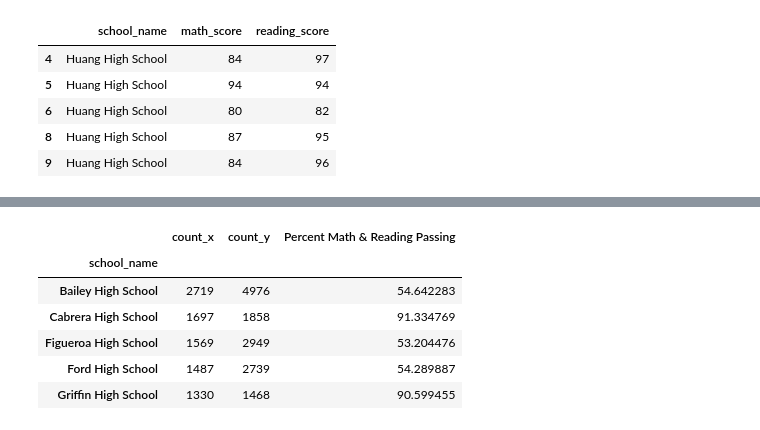
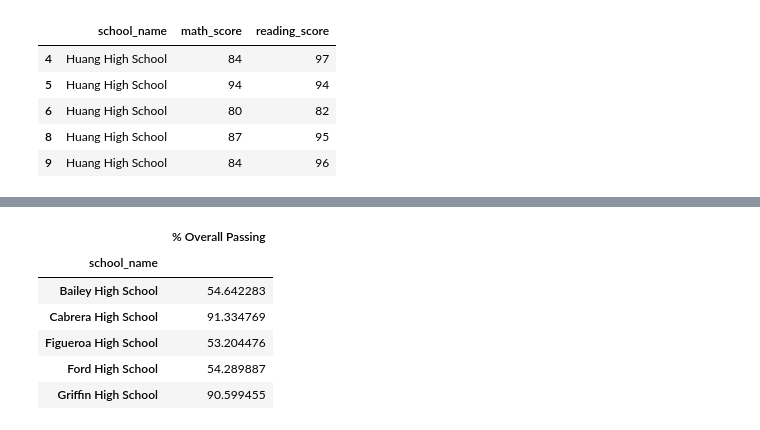
Before and after one commit to Y1U9M9A4I/pandas-challenge, a Jupyter notebook: Challenge4/Starter_Code/PyCitySchools/Resources/Challenge4.ipynb, the cells around one changed output, grey strips where cells are left out. Saved outputs shown, nothing was run; the diff lists cells and outputs as text; code cells hidden in the pictures.

```diff
--- a/Challenge4/Starter_Code/PyCitySchools/Resources/Challenge4.ipynb
+++ b/Challenge4/Starter_Code/PyCitySchools/Resources/Challenge4.ipynb
@@ -365,13 +367,14 @@ Wright High School       1626
 Name: count, dtype: int64
 # %%
 mrunique_comb = pd.merge(mrunique, total_student_count, how="left", on=["school_name"])
-mrunique_comb['Percent Math & Reading Passing'] = mrunique_comb['count_x'] / mrunique_comb['count_y'] *100
-mrunique_comb.head()
+mrunique_comb['% Overall Passing'] = mrunique_comb['count_x'] / mrunique_comb['count_y'] *100
+mrunique_pass = mrunique_comb.drop(columns=['count_x', 'count_y'])
+mrunique_pass.head()
 # %% [output]
-|  | count_x | count_y | Percent Math & Reading Passing |
-| school_name |  |  |  |
-| Bailey High School | 2719 | 4976 | 54.642283 |
-| Cabrera High School | 1697 | 1858 | 91.334769 |
-| Figueroa High School | 1569 | 2949 | 53.204476 |
-| Ford High School | 1487 | 2739 | 54.289887 |
-| Griffin High School | 1330 | 1468 | 90.599455 |
+|  | % Overall Passing |
+| school_name |  |
+| Bailey High School | 54.642283 |
+| Cabrera High School | 91.334769 |
+| Figueroa High School | 53.204476 |
+| Ford High School | 54.289887 |
+| Griffin High School | 90.599455 |
```
Also changed, not shown: parts of 22 cells of this notebook, 1 other file.
